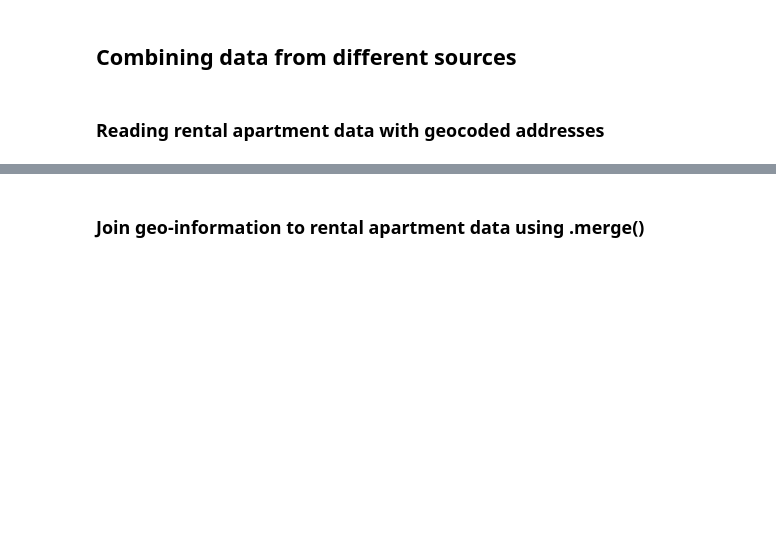
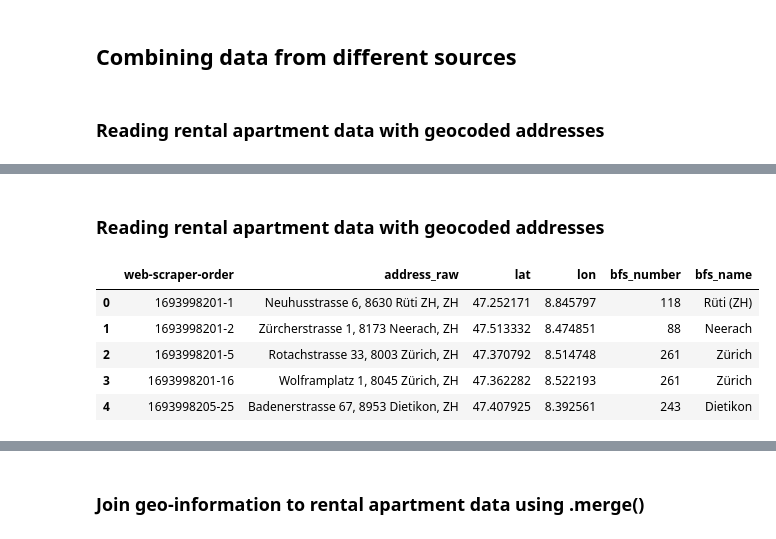
Before and after one commit to Wombosvideo/data-analytics, a Jupyter notebook: Week_03/combining_and_organizing_data.ipynb, the cells around one changed output, grey strips where cells are left out. Saved outputs shown, nothing was run; the diff lists cells and outputs as text; code cells hidden in the pictures; blank space fills up the shorter version.

```diff
--- a/Week_03/combining_and_organizing_data.ipynb
+++ b/Week_03/combining_and_organizing_data.ipynb
@@ -73,0 +87,34 @@ df_geo[['web-scraper-order',
+# %% [markdown]
+### Reading rental apartment data with geocoded addresses
+# %%
+# Meaning of variables
+# lat: geographical latitude
+# lon: geographical longitude
+# bfs_number: official municipality id
+# bfs_name: official municipality name
+
+# Geocoded data (i.e. data with latitude and longitude)
+df_geo = pd.read_csv('apartments_data_geocoded.csv',
+                     sep=',',
+                     encoding='utf-8')
+
+# Rename columns
+df_geo = df_geo.rename(columns={'web-scrape':'web-scraper-order',
+                                'address_ra':'address_raw',
+                                'BFS_NUMMER':'bfs_number',
+                                'NAME':'bfs_name'})
+
+# Show data
+df_geo[['web-scraper-order',
+        'address_raw',
+        'lat',
+        'lon',
+        'bfs_number',
+        'bfs_name']].head()
+# %% [output]
+|  | web-scraper-order | address_raw | lat | lon | bfs_number | bfs_name |
+| 0 | 1693998201-1 | Neuhusstrasse 6, 8630 Rüti ZH, ZH | 47.252171 | 8.845797 | 118 | Rüti (ZH) |
+| 1 | 1693998201-2 | Zürcherstrasse 1, 8173 Neerach, ZH | 47.513332 | 8.474851 | 88 | Neerach |
+| 2 | 1693998201-5 | Rotachstrasse 33, 8003 Zürich, ZH | 47.370792 | 8.514748 | 261 | Zürich |
+| 3 | 1693998201-16 | Wolframplatz 1, 8045 Zürich, ZH | 47.362282 | 8.522193 | 261 | Zürich |
+| 4 | 1693998205-25 | Badenerstrasse 67, 8953 Dietikon, ZH | 47.407925 | 8.392561 | 243 | Dietikon |
```
Also changed, not shown: parts of 21 cells of this notebook.
